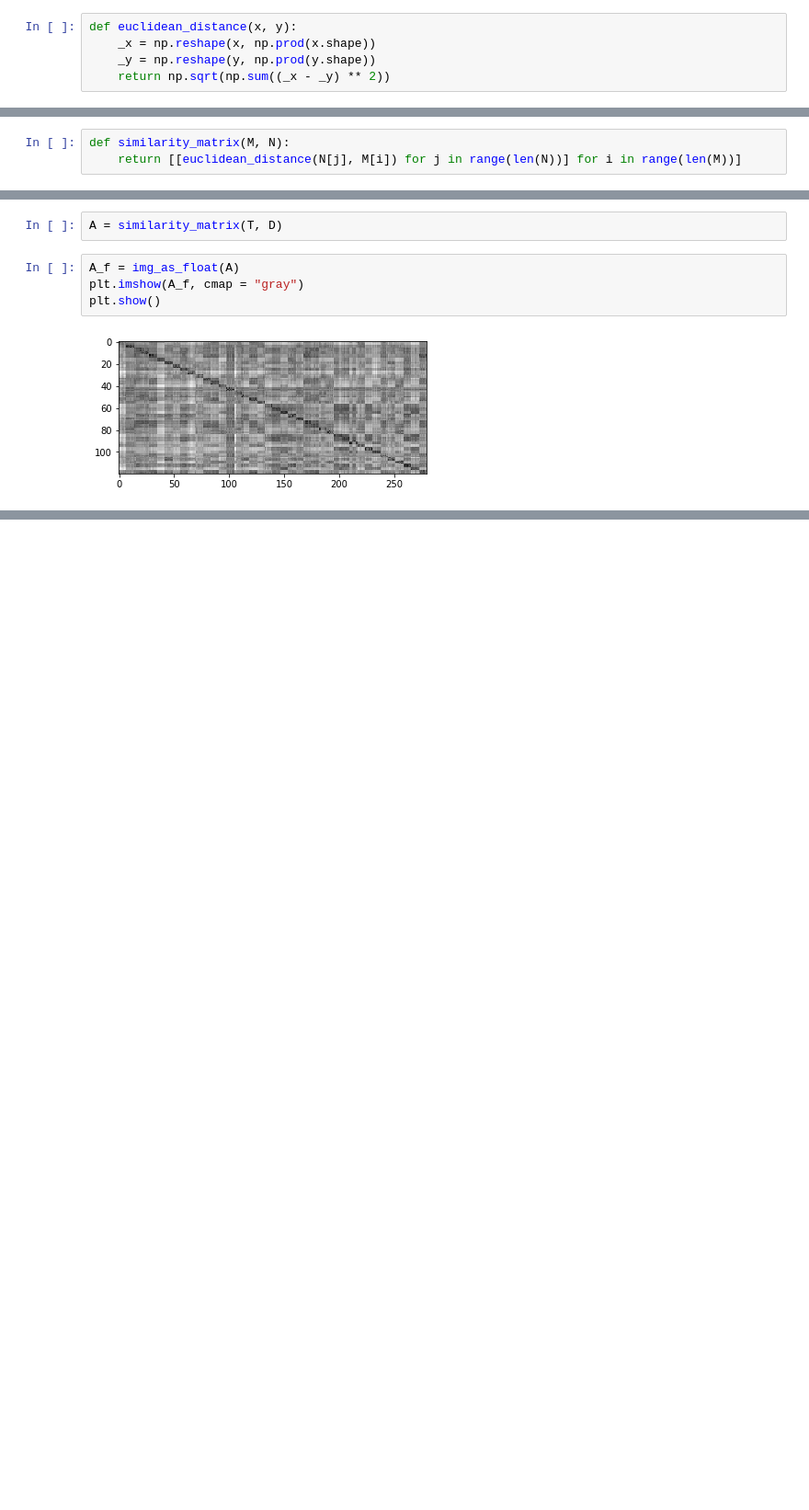
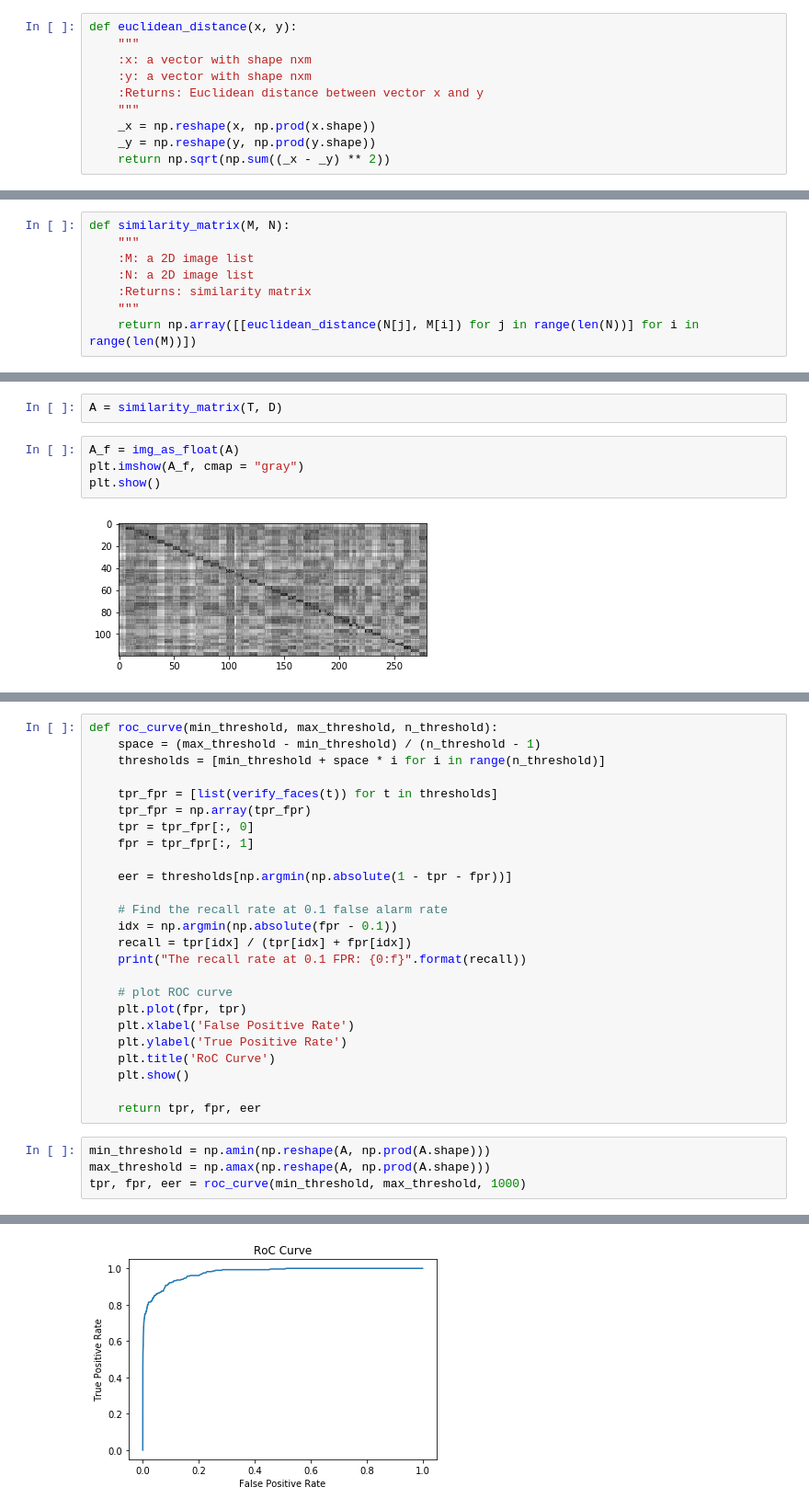
Before and after one commit to pirsquareff/fisherface, a Jupyter notebook: notebook/Face Verification.ipynb, the cells around one changed output, grey strips where cells are left out. Shown: that part at 92% size. Cells and saved outputs as stored; diff of their text form; blank space fills up the shorter version.

```diff
--- a/notebook/Face Verification.ipynb
+++ b/notebook/Face Verification.ipynb
@@ -91,5 +92,10 @@ where $d$ refers to the index of the dimension.
 # %%
 def euclidean_distance(x, y):
+    """
+    :x: a vector with shape nxm
+    :y: a vector with shape nxm
+    :Returns: Euclidean distance between vector x and y
+    """
     _x = np.reshape(x, np.prod(x.shape))
     _y = np.reshape(y, np.prod(y.shape))
     return np.sqrt(np.sum((_x - _y) ** 2))
@@ -130,7 +136,12 @@ As we continue our exercise, we will refine our feature vectors so that the Eucl
 list $D$, where list $T$, $D$ are lists of data samples.
 # %%
 def similarity_matrix(M, N):
-    return [[euclidean_distance(N[j], M[i]) for j in range(len(N))] for i in range(len(M))]
+    """
+    :M: a 2D image list
+    :N: a 2D image list
+    :Returns: similarity matrix
+    """
+    return np.array([[euclidean_distance(N[j], M[i]) for j in range(len(N))] for i in range(len(M))])
 # %% [markdown]
 The picture below shows an example similarity matrix calculated by the first 5 images from the first 5 people (for both $T$ and $D$).
 # %%
@@ -171,0 +258,30 @@ plt.show()
+# %%
+def roc_curve(min_threshold, max_threshold, n_threshold):
+    space = (max_threshold - min_threshold) / (n_threshold - 1)
+    thresholds = [min_threshold + space * i for i in range(n_threshold)]
+
+    tpr_fpr = [list(verify_faces(t)) for t in thresholds]
+    tpr_fpr = np.array(tpr_fpr)
+    tpr = tpr_fpr[:, 0]
+    fpr = tpr_fpr[:, 1]
+
+    eer = thresholds[np.argmin(np.absolute(1 - tpr - fpr))]
+
+    # Find the recall rate at 0.1 false alarm rate
+    idx = np.argmin(np.absolute(fpr - 0.1))
+    recall = tpr[idx] / (tpr[idx] + fpr[idx])
+    print("The recall rate at 0.1 FPR: {0:f}".format(recall))
+
+    # plot ROC curve
+    plt.plot(fpr, tpr)
+    plt.xlabel('False Positive Rate')
+    plt.ylabel('True Positive Rate')
+    plt.title('RoC Curve')
+    plt.show()
+
+    return tpr, fpr, eer
+# %%
+min_threshold = np.amin(np.reshape(A, np.prod(A.shape)))
+max_threshold = np.amax(np.reshape(A, np.prod(A.shape)))
+tpr, fpr, eer = roc_curve(min_threshold, max_threshold, 1000)
+# %% [output]
@@ -171,0 +289 @@ plt.show()
+[figure, added]
```
Also changed, not shown: parts of 42 cells of this notebook, 2 other files.
